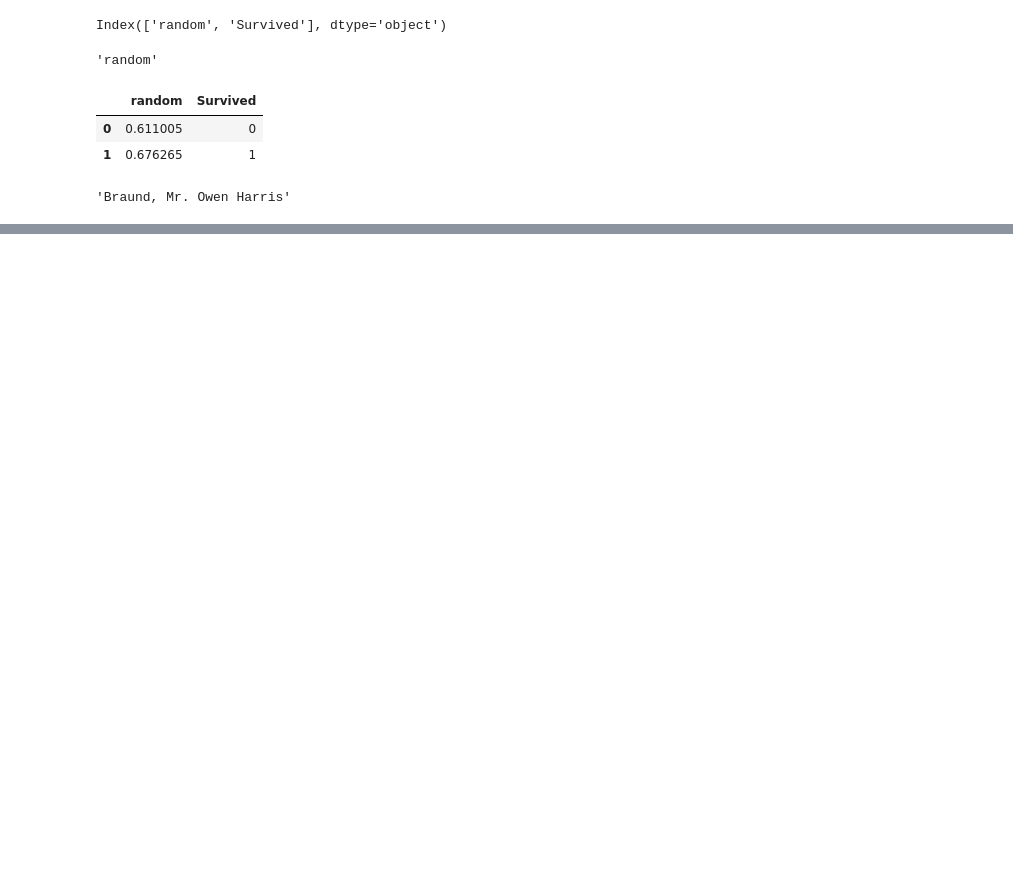
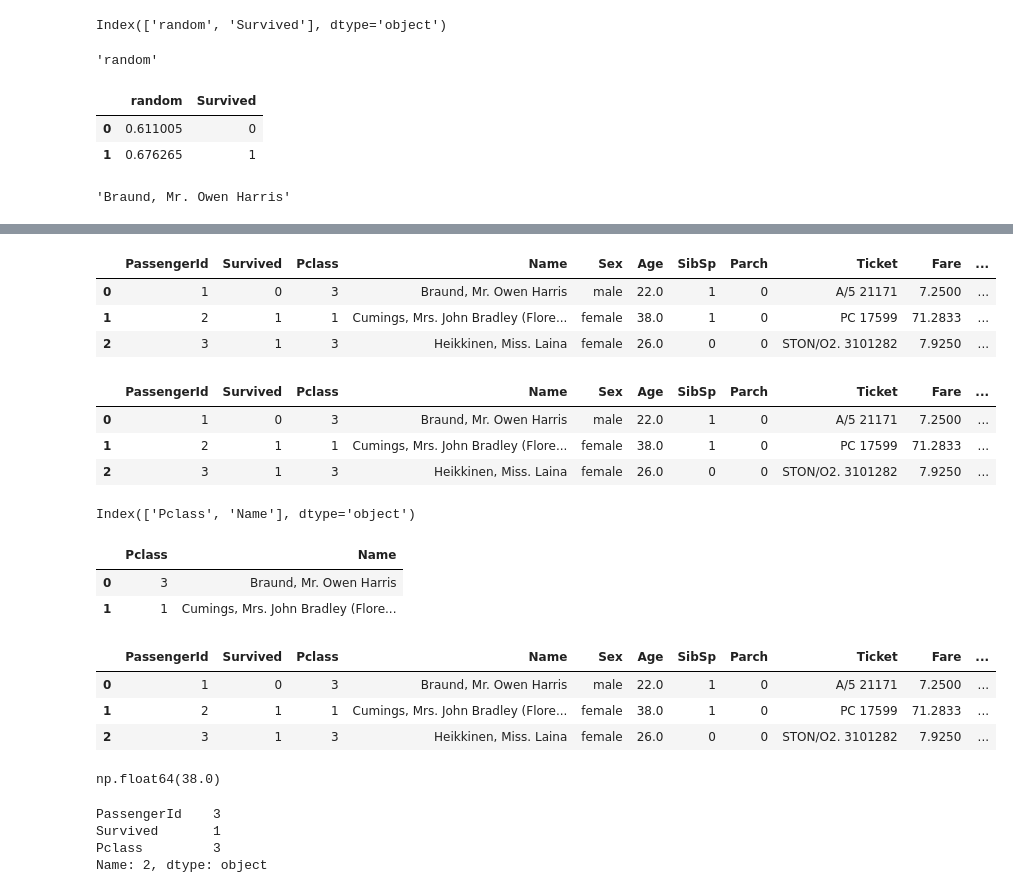
Before and after one commit to NikitaaArora/Ineuron, a Jupyter notebook: Python/Libraries/PANDAS/pandas_class_1.ipynb, the cells around one changed output, grey strips where cells are left out. Cells and saved outputs as stored; diff of their text form; code cells hidden in the pictures; blank space fills up the shorter version.

```diff
--- a/Python/Libraries/PANDAS/pandas_class_1.ipynb
+++ b/Python/Libraries/PANDAS/pandas_class_1.ipynb
@@ -735,0 +726,26 @@ titanic_3
+# %%
+titanic_3[0:3] # and titanic.iloc[0:3] both does the same thing
+# %% [output]
+|  | PassengerId | Survived | Pclass | Name | Sex | Age | SibSp | Parch | Ticket | Fare | ... |
+| 0 | 1 | 0 | 3 | Braund, Mr. Owen Harris | male | 22.0 | 1 | 0 | A/5 21171 | 7.2500 | ... |
+| 1 | 2 | 1 | 1 | Cumings, Mrs. John Bradley (Flore... | female | 38.0 | 1 | 0 | PC 17599 | 71.2833 | ... |
+| 2 | 3 | 1 | 3 | Heikkinen, Miss. Laina | female | 26.0 | 0 | 0 | STON/O2. 3101282 | 7.9250 | ... |
+# %%
+titanic_3.iloc[0:3]
+# %% [output]
+|  | PassengerId | Survived | Pclass | Name | Sex | Age | SibSp | Parch | Ticket | Fare | ... |
+| 0 | 1 | 0 | 3 | Braund, Mr. Owen Harris | male | 22.0 | 1 | 0 | A/5 21171 | 7.2500 | ... |
+| 1 | 2 | 1 | 1 | Cumings, Mrs. John Bradley (Flore... | female | 38.0 | 1 | 0 | PC 17599 | 71.2833 | ... |
+| 2 | 3 | 1 | 3 | Heikkinen, Miss. Laina | female | 26.0 | 0 | 0 | STON/O2. 3101282 | 7.9250 | ... |
+# %%
+# need second column and third column
+col_name[2:4] #basic indexing strating from 0
+# %% [output]
+Index(['Pclass', 'Name'], dtype='object')
+# %%
+# goimg by index of column and not name of the column
+titanic.iloc[0:2,2:4] #1st row and 2nd and 3rd column. we are starting the indexing from zero only
+# %% [output]
+|  | Pclass | Name |
+| 0 | 3 | Braund, Mr. Owen Harris |
+| 1 | 1 | Cumings, Mrs. John Bradley (Flore... |
@@ -735,0 +755,20 @@ titanic_3
+# %%
+titanic_3
+# %% [output]
+|  | PassengerId | Survived | Pclass | Name | Sex | Age | SibSp | Parch | Ticket | Fare | ... |
+| 0 | 1 | 0 | 3 | Braund, Mr. Owen Harris | male | 22.0 | 1 | 0 | A/5 21171 | 7.2500 | ... |
+| 1 | 2 | 1 | 1 | Cumings, Mrs. John Bradley (Flore... | female | 38.0 | 1 | 0 | PC 17599 | 71.2833 | ... |
+| 2 | 3 | 1 | 3 | Heikkinen, Miss. Laina | female | 26.0 | 0 | 0 | STON/O2. 3101282 | 7.9250 | ... |
+# %%
+titanic_3.iloc[1,5] # this gives 1st row and 5th column value exact value
+# exact indexing
+# %% [output]
+np.float64(38.0)
+# %%
+# give last row and first 3 coluns
+titanic_3.iloc[-1,0:3]
+# %% [output]
+PassengerId    3
+Survived       1
+Pclass         3
+Name: 2, dtype: object
```
Also changed, not shown: parts of 7 cells of this notebook, 2 other files.
